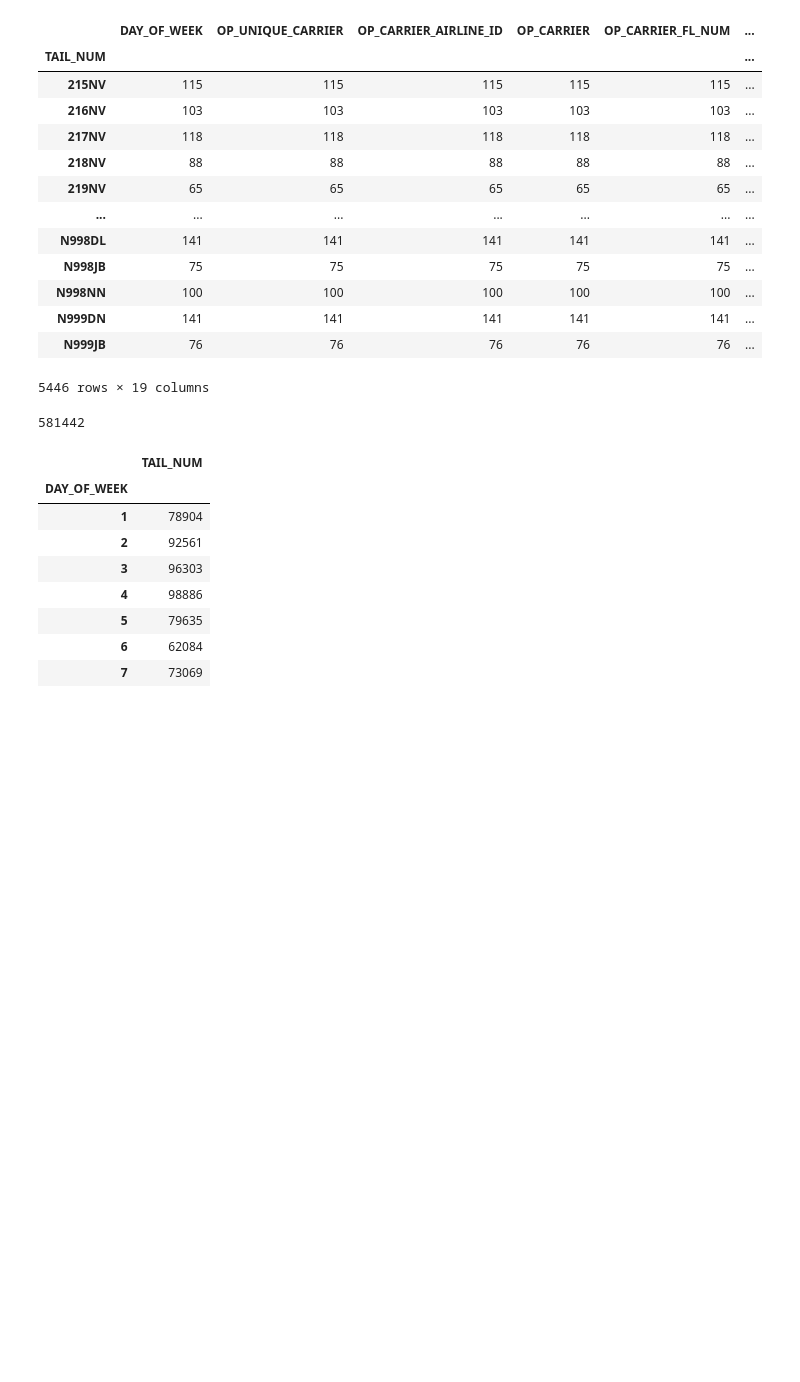
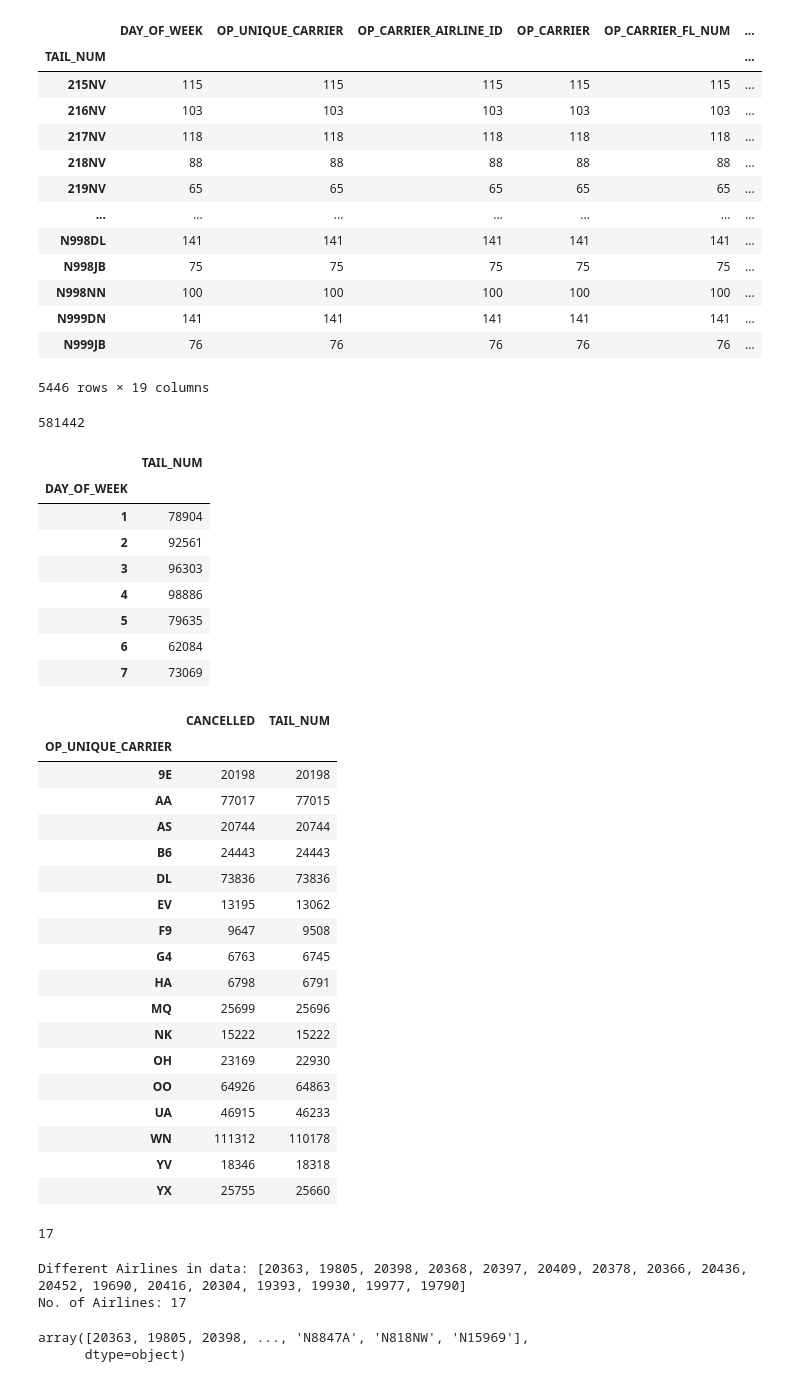
Before and after one commit to GauravVermaji/Flight-delay-prediction-project, a Jupyter notebook: EDA_Flight.ipynb, the cells around one changed output. Drawn from its saved outputs; the diff is of its cells as text; code cells hidden in the pictures; blank space fills up the shorter version.

Commit message:
till problem 5 solution done

```diff
--- a/EDA_Flight.ipynb
+++ b/EDA_Flight.ipynb
@@ -220,3 +220,46 @@ flight_df.groupby('DAY_OF_WEEK').count()[['TAIL_NUM']]
 | 5 | 79635 |
 | 6 | 62084 |
 | 7 | 73069 |
+# %%
+#Problem 3: Flights taken off on the basis of unique carrier
+unq_car=flight_df.groupby('OP_UNIQUE_CARRIER').count()[['CANCELLED','TAIL_NUM']]
+unq_car
+# %% [output]
+|  | CANCELLED | TAIL_NUM |
+| OP_UNIQUE_CARRIER |  |  |
+| 9E | 20198 | 20198 |
+| AA | 77017 | 77015 |
+| AS | 20744 | 20744 |
+| B6 | 24443 | 24443 |
+| DL | 73836 | 73836 |
+| EV | 13195 | 13062 |
+| F9 | 9647 | 9508 |
+| G4 | 6763 | 6745 |
+| HA | 6798 | 6791 |
+| MQ | 25699 | 25696 |
+| NK | 15222 | 15222 |
+| OH | 23169 | 22930 |
+| OO | 64926 | 64863 |
+| UA | 46915 | 46233 |
+| WN | 111312 | 110178 |
+| YV | 18346 | 18318 |
+| YX | 25755 | 25660 |
+# %%
+# Problem 4: Different airlines in data
+flight_df.OP_CARRIER_AIRLINE_ID.nunique(dropna=True)
+# %% [output]
+17
+# %%
+# Problem 4: Another Solution
+diff_airlines=flight_df['OP_CARRIER_AIRLINE_ID'].unique().tolist()
+print("Different Airlines in data:",diff_airlines,"\nNo. of Airlines:",len(diff_airlines))
+# %% [output]
+Different Airlines in data: [20363, 19805, 20398, 20368, 20397, 20409, 20378, 20366, 20436, 20452, 19690, 20416, 20304, 19393, 19930, 19977, 19790]
+No. of Airlines: 17
+# %%
+#problem 5: unique values in whole data
+unq_val=(flight_df['OP_CARRIER_AIRLINE_ID'].append(flight_df['TAIL_NUM'])).unique()
+unq_val
+# %% [output]
+array([20363, 19805, 20398, ..., 'N8847A', 'N818NW', 'N15969'],
+      dtype=object)
```
Also changed, not shown: parts of 1 cell of this notebook.
